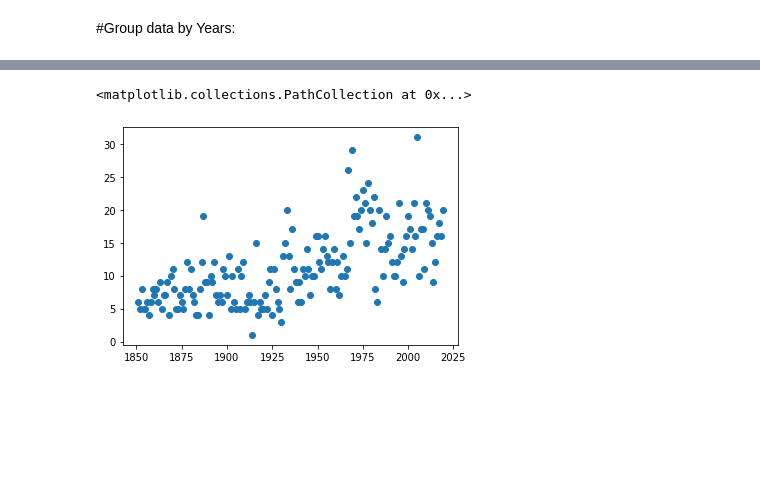
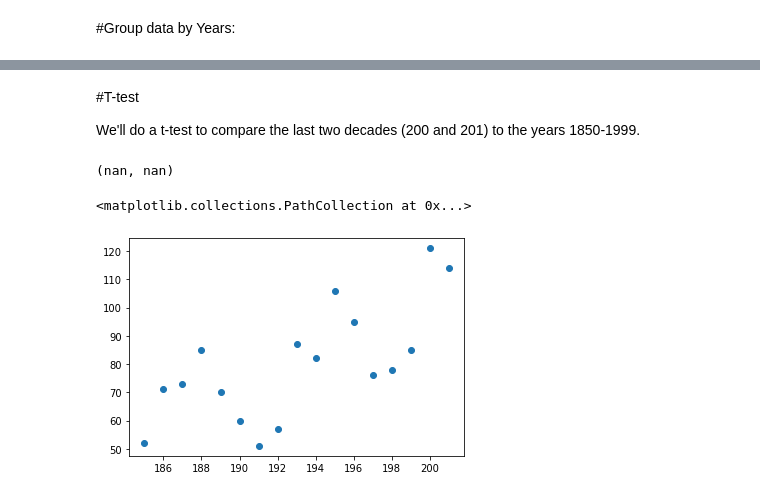
Before and after one commit to nicolascarva/HURDAT, a Jupyter notebook: Hurdat.ipynb, the cells around one changed output, grey strips where cells are left out. Cells and saved outputs as stored; diff of their text form; code cells hidden in the pictures; blank space fills up the shorter version.

Commit message:
Removed hurricanes under 50, by decades

```diff
--- a/Hurdat.ipynb
+++ b/Hurdat.ipynb
@@ -167,0 +168,6 @@ See the caveats in the documentation: https://pandas.pydata.org/pandas-docs/stab
+# %%
+df_hur2=df_hur.loc[df_hur['max_wind']>=50]
+dropped=len(df_hur)-len(df_hur2)
+
+print(dropped, 'storms that did not surpass 50mph dropped')
+print(len(df_hur2), 'Hurricanes remaining in dataset')
@@ -168,22 +177,22 @@ See the caveats in the documentation: https://pandas.pydata.org/pandas-docs/stab
 # %%
-#Group data by years
-max_wind_year=df_hur.groupby(['year'], sort=None)['max_wind'].max()
+#Group data by decades
+max_wind_dec=df_hur2.groupby(['dec'], sort=None)['max_wind'].max()
 
-median_of_max_wind_year=df_hur.groupby(['year'], sort=None)['max_wind'].median()
+median_of_max_wind_dec=df_hur2.groupby(['dec'], sort=None)['max_wind'].median()
 
-min_press_year=df_hur.groupby(['year'], sort=None)['min_press'].min()
+min_press_dec=df_hur2.groupby(['dec'], sort=None)['min_press'].min()
 
-num_hur_year=df_hur['year'].value_counts()
+num_hur_dec=df_hur2['dec'].value_counts()
 
-lf_year=df_hur.groupby(['year'],sort=None)['lf'].sum()
+lf_dec=df_hur2.groupby(['dec'],sort=None)['lf'].sum()
 
-ws_lf_year=df_hur.groupby(['year'],sort=None)['wind_speed_lf'].mean()  #Calculate mean wind speed recorded of hurricanes at time of landfall
+ws_lf_dec=df_hur2.groupby(['dec'],sort=None)['wind_speed_lf'].mean()  #Calculate mean wind speed recorded of hurricanes at time of landfall
 
 
-# unique_years=df_hur['year'].unique()
-# unique_years
-df_year=pd.DataFrame({'year': df_hur['year'].unique(), 'max_wind': max_wind_year, 'median_of_max_wind_year': median_of_max_wind_year, 'min_press': min_press_year, 'No_of_Hurricanes': num_hur_year, 'No_of_lf_Hurricanes': lf_year, 'mean_ws_at_lf': round(ws_lf_year,1)})
+# unique_decs=df_hur2['dec'].unique()
+# unique_decs
+df_dec=pd.DataFrame({'dec': df_hur2['dec'].unique(), 'max_wind': max_wind_dec, 'median_of_max_wind_dec': median_of_max_wind_dec, 'min_press': min_press_dec, 'No_of_Hurricanes': num_hur_dec, 'No_of_lf_Hurricanes': lf_dec, 'mean_ws_at_lf': round(ws_lf_dec,1)})
 
-df_year['lf_perc']=round(df_year['No_of_lf_Hurricanes']/df_year['No_of_Hurricanes']*100,2)
-df_year.head(10)
+df_dec['lf_perc']=round(df_dec['No_of_lf_Hurricanes']/df_dec['No_of_Hurricanes']*100,2)
+df_dec.head(25)
 # %% [output]
@@ -201,7 +217,21 @@ df_year.head(10)
+# %% [markdown]
+#T-test
+
+We'll do a t-test to compare the last two decades (200 and 201) to the years 1850-1999.
+# %%
+twohund=df_dec.loc[(df_dec['dec']==200), 'No_of_Hurricanes']
+twoohone=df_dec.loc[(df_dec['dec']==201), 'No_of_Hurricanes']
+control=df_dec.loc[(df_dec['dec']<=199), 'No_of_Hurricanes']
+from scipy import stats as st
+
+twohund_tval, twohund_pval=st.ttest_ind(twohund,twoohone,equal_var=False,)
+twohund_tval,twohund_pval
+# %% [output]
+(nan, nan)
 # %%
 import matplotlib.pyplot as plt
 
-plt.scatter(df_year['year'], df_year['No_of_Hurricanes'], )
+plt.scatter(df_dec['dec'], df_dec['No_of_Hurricanes'], )
 # %% [output]
 <matplotlib.collections.PathCollection at 0x...>
-[figure, old version]
+[figure, new version]
```
Also changed, not shown: parts of 20 cells of this notebook.
